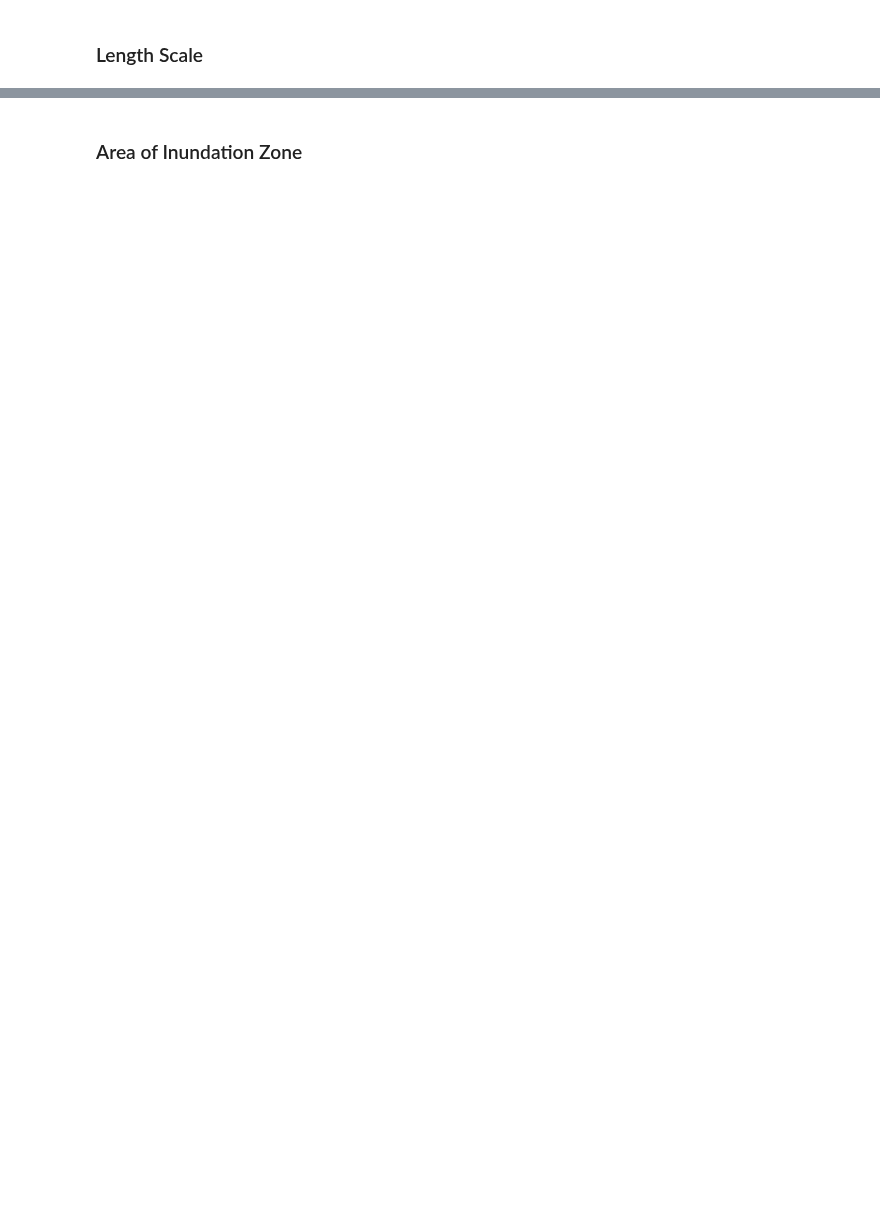
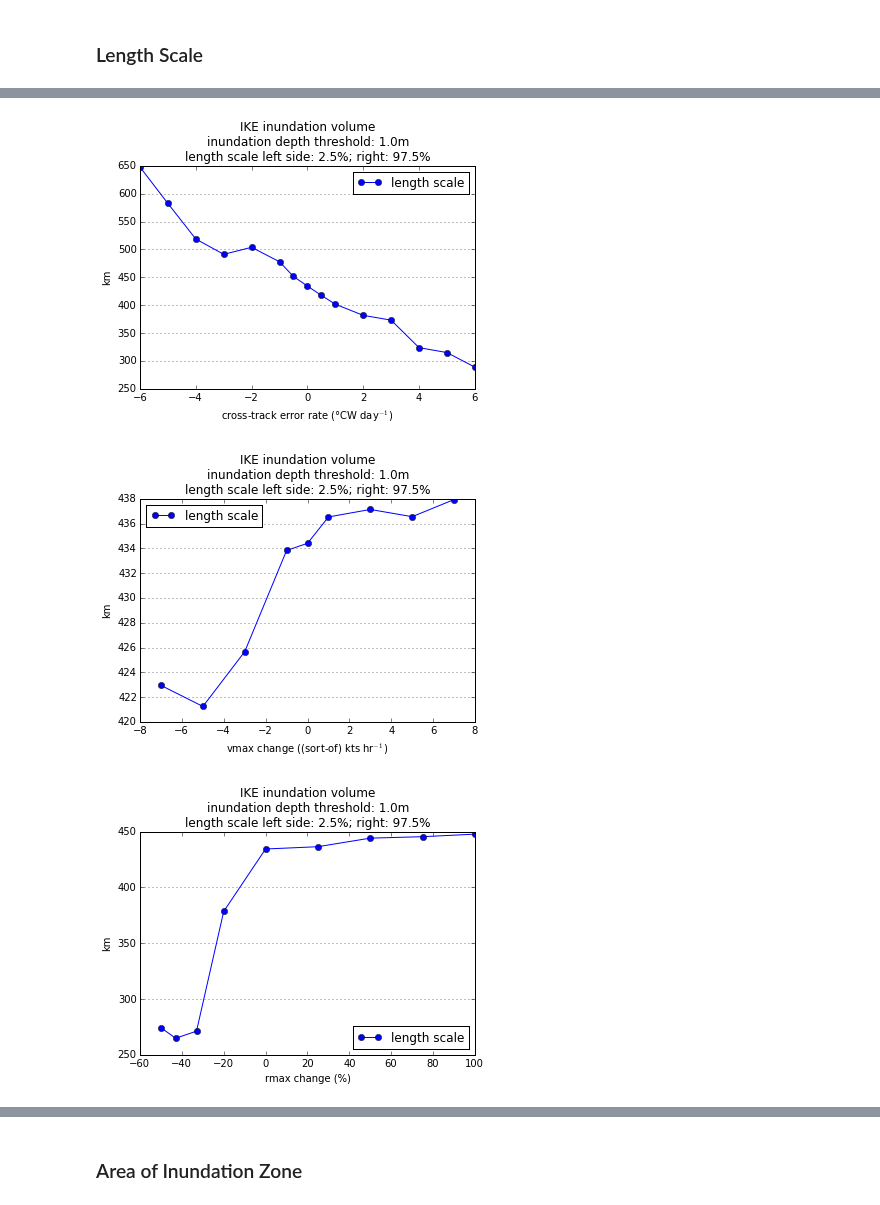
Before and after one commit to ahijevyc/ADCIRC, a Jupyter notebook: ADCIRC.ipynb, the cells around one changed output, grey strips where cells are left out. Saved outputs shown, nothing was run; the diff lists cells and outputs as text; code cells hidden in the pictures; blank space fills up the shorter version.

```diff
--- a/ADCIRC.ipynb
+++ b/ADCIRC.ipynb
@@ -187,7 +181,7 @@ for perturbation in [veers, vmaxes, rmaxes, speeds]:
     plt.plot(perturbation.values,perturbation.length_scale,marker='o',label='length scale')
     plt.ylabel('km')
     plt.title(title)
-    plt.grid()
+    ax.yaxis.grid()
     legend = plt.legend(loc='best')
     plt.xlabel(perturbation.xlabel)
     status = mysavfig(perturbation.name+'_length_scale.png')
@@ -198,0 +189,3 @@ for perturbation in [veers, vmaxes, rmaxes, speeds]:
+[figure, added]
+[figure, added]
+[figure, added]
```
Also changed, not shown: parts of 9 cells of this notebook.
